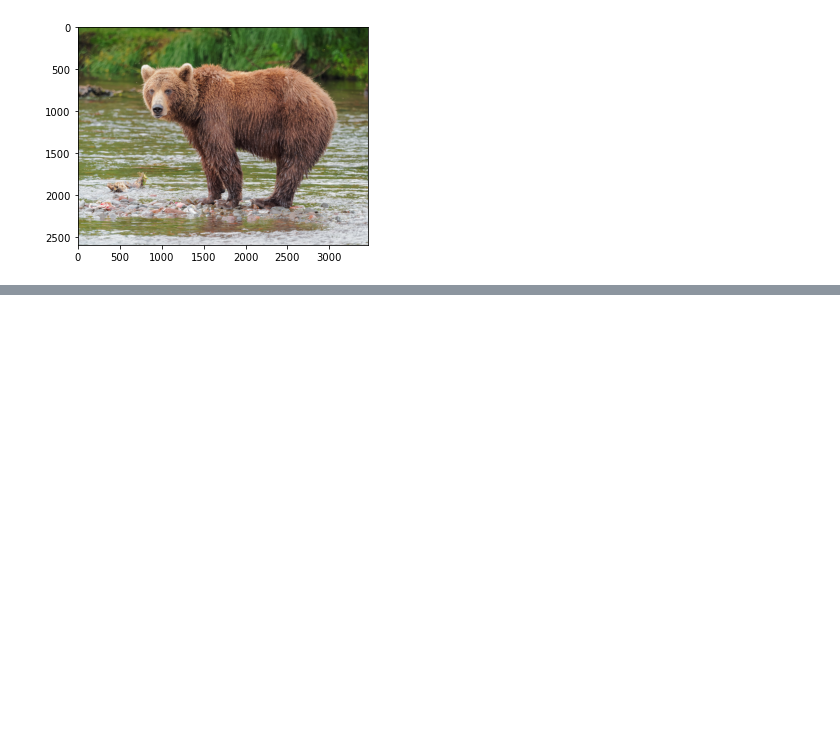
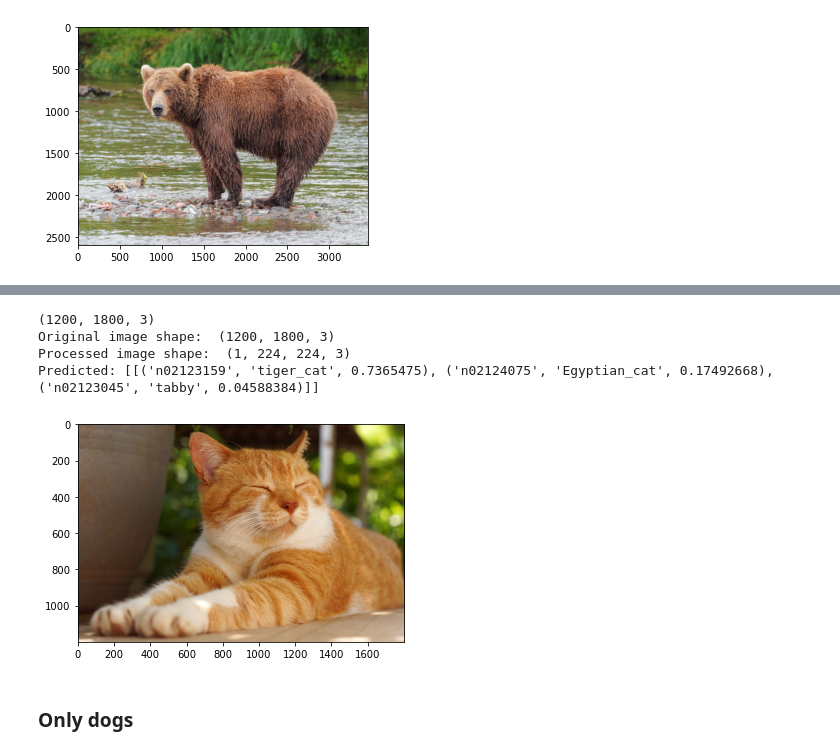
Before and after one commit to felixm3/coursework-workshops-bootcamps-lectures-etc, a Jupyter notebook: nvidia-dli-fundamentals-of-deep-learning/05_pretrained_models.ipynb, the cells around one changed output, grey strips where cells are left out. Saved outputs shown, nothing was run; the diff lists cells and outputs as text; code cells hidden in the pictures; blank space fills up the shorter version.

```diff
--- a/nvidia-dli-fundamentals-of-deep-learning/05_pretrained_models.ipynb
+++ b/nvidia-dli-fundamentals-of-deep-learning/05_pretrained_models.ipynb
@@ -75,0 +107,10 @@ Processed image shape:  (1, 224, 224, 3)
+# %%
+readable_prediction("data/doggy_door_images/sleepy_cat.jpg")
+# %% [output]
+(1200, 1800, 3)
+Original image shape:  (1200, 1800, 3)
+Processed image shape:  (1, 224, 224, 3)
+Predicted: [[('n02123159', 'tiger_cat', 0.7365475), ('n02124075', 'Egyptian_cat', 0.17492668), ('n02123045', 'tabby', 0.04588384)]]
+[figure, added]
+# %% [markdown]
+### Only dogs
```
Also changed, not shown: parts of 8 cells of this notebook, 3 other files.
